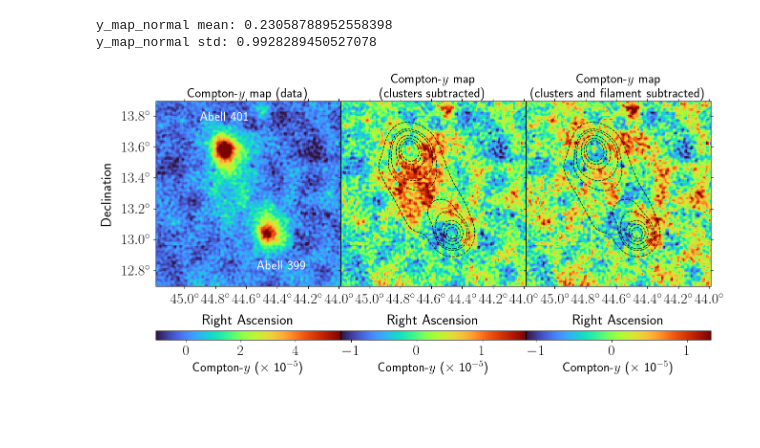
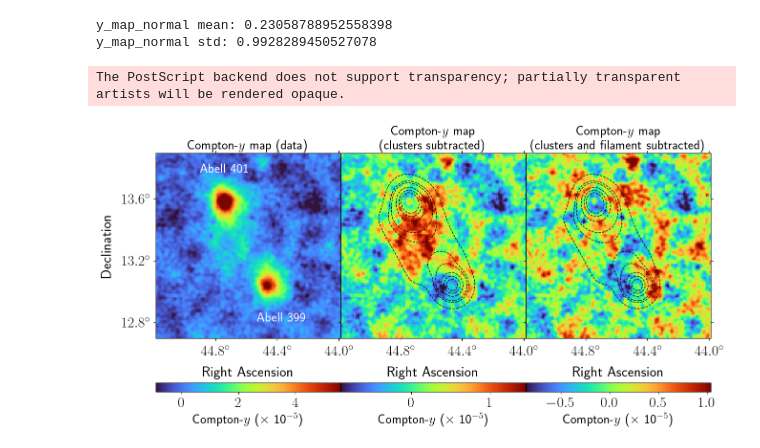
Before and after one commit to guanyilun/multi-freq-bridge, a Jupyter notebook: notebooks/y_map.ipynb, the cells around one changed output. Saved outputs shown, nothing was run; the diff lists cells and outputs as text; code cells hidden in the pictures; blank space fills up the shorter version.

```diff
--- a/notebooks/y_map.ipynb
+++ b/notebooks/y_map.ipynb
@@ -78,17 +78,17 @@ for i, (y_map, title) in enumerate(zip(maps, titles)):
     norm = ImageNormalize(y_map, interval=ZScaleInterval())
 
     # Optionally apply Gaussian filter for smoothing
-    gaussian_filter_flag = True
+    gaussian_filter_flag = 1
     if gaussian_filter_flag:
         from scipy.ndimage import gaussian_filter
-        y_map = gaussian_filter(y_map, sigma=0.5)
+        y_map = gaussian_filter(y_map, sigma=1)
 
     if i == 0:  # For the first subplot (data map), use simple norm for better contrast
         norm = simple_norm(y_map, stretch="linear", percent=99)  # Use simple norm for better contrast
     elif i == 1:  # For the second subplot (clusters subtracted), use asinh stretch
-        norm = simple_norm(y_map, stretch="linear", percent=99.7)  # Use simple norm for better contrast
+        norm = simple_norm(y_map, stretch="linear", percent=99.5)  # Use simple norm for better contrast
     elif i == 2:  # For the third subplot (all subtracted), use log stretch
-        norm = simple_norm(y_map, stretch="linear", percent=99.7)
+        norm = simple_norm(y_map, stretch="linear", percent=99.5)
     # Display the map with ZScale normalization
     im = ax.imshow(y_map, origin='lower', cmap=cmap, norm=norm, interpolation='none')
 
@@ -117,36 +117,39 @@ for i, (y_map, title) in enumerate(zip(maps, titles)):
         dec.set_axislabel('')
         dec.set_ticklabel_visible(False)  # Hide y-axis tick labels for subplots 2 and 3
 
-    # Ensure tick labels are in float degrees
+    # Ensure tick labels are in float degrees with 0.4 degree spacing
     ra.set_major_formatter('d.d')
     dec.set_major_formatter('d.d')
+    ra.set_ticks(spacing=0.4 * u.deg)
+    dec.set_ticks(spacing=0.4 * u.deg)
 
     # Invert x-axis for proper RA display
     ax.invert_xaxis()
 
     # Add title
     ax.set_title(title, fontsize=20)
 
     # Add colorbar for each subplot
     cbar = plt.colorbar(im, ax=ax, orientation='horizontal', pad=0.15, shrink=1)
     cbar.set_label(label=r'Compton-$y$ ($\times$ 10$^{-5}$)', fontsize=20)
 
     # Add Abell cluster labels to the first map
     if i == 0:
         # Abell 401 position
         ax.text(cf['c1_ra'], cf['c1_dec'] + 0.2, 'Abell 401', transform=ax.get_transform('world'),
                 fontsize=20, color='white', ha='center', va='center', weight='bold')
 
         # Abell 399 position
         ax.text(cf['c2_ra']-.1, cf['c2_dec'] - 0.2, 'Abell 399', transform=ax.get_transform('world'),
                 fontsize=20, color='white', ha='center', va='center', weight='bold')
 
 # Reduce horizontal space between subplots
 plt.subplots_adjust(wspace=0.0)
-plt.savefig('../plots/compton_y_maps_contours.pdf',  dpi=400, bbox_inches='tight')
+plt.savefig('../plots/compton_y_maps_contours.eps',  dpi=400, bbox_inches='tight')
 plt.show()
 # %% [output]
+The PostScript backend does not support transparency; partially transparent artists will be rendered opaque.
-[figure, old version]
+[figure, new version]
 # %%
 # matplotlib latex font settings
 plt.rc('text', usetex=True)
```
Also changed, not shown: 2 other files.
